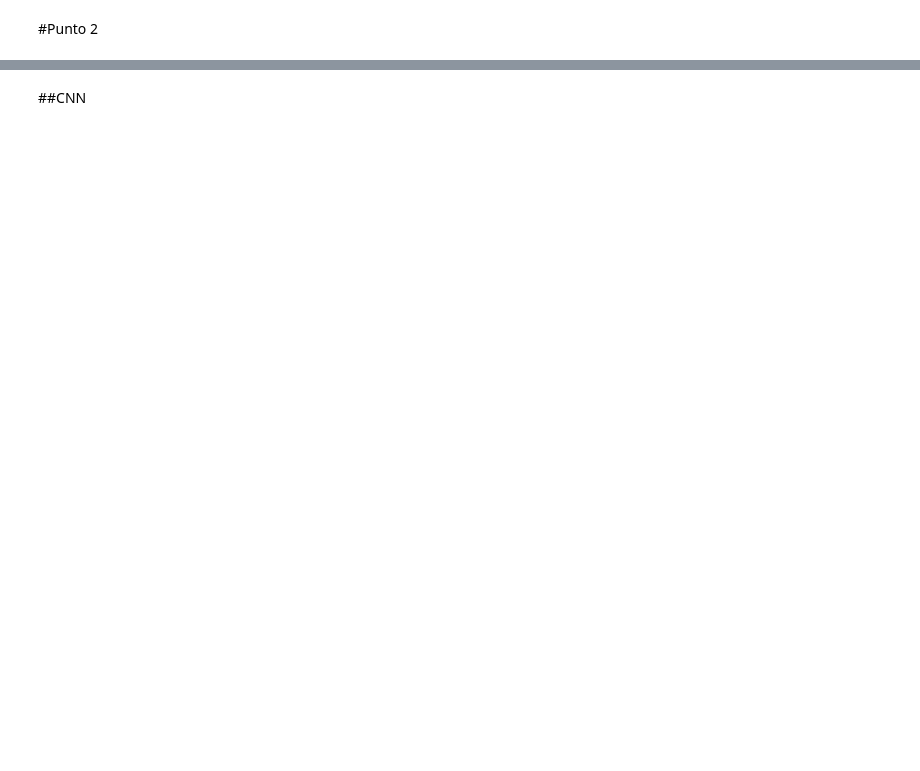
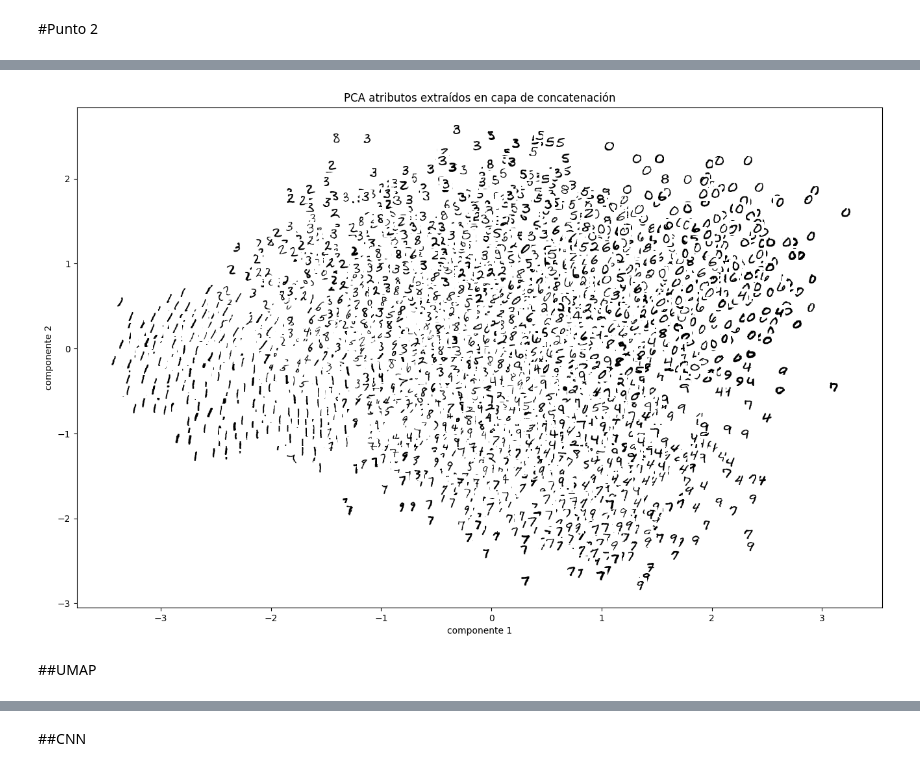
Before and after one commit to Jholman22/ProcesamientoImagenes2025, a Jupyter notebook: 2_DL_Keras_API_funcional.ipynb, the cells around one changed output, grey strips where cells are left out. Drawn from its saved outputs; the diff is of its cells as text; code cells hidden in the pictures; blank space fills up the shorter version.

```diff
--- a/2_DL_Keras_API_funcional.ipynb
+++ b/2_DL_Keras_API_funcional.ipynb
@@ -321,23 +480,27 @@ plt.show()
 # %%
 
 from matplotlib.offsetbox import OffsetImage, AnnotationBbox
 def plot_mnist_2d(Z, y, images, img_w=28, img_h=28, zoom=0.5, cmap='binary'):
     fig, ax = plt.subplots(figsize=(16, 10))
     for i in range(Z.shape[0]):
         image = images[i].reshape((img_w, img_h))
         im = OffsetImage(image, zoom=zoom, cmap=cmap)
         ab = AnnotationBbox(im, (Z[i, 0], Z[i, 1]), xycoords='data', frameon=False)
         ax.add_artist(ab)
         ax.update_datalim([(Z[i, 0], Z[i, 1])])
         ax.autoscale()
 
-Ni = 4000
+Ni = 3000
 ind = np.random.randint(0, X_test.shape[0], Ni)
 plot_mnist_2d(Z_concat_pca[ind], y_test[ind], X_test[ind], zoom=0.5)
 plt.xlabel('componente 1')
 plt.ylabel('componente 2')
 plt.title('PCA atributos extraídos en capa de concatenación')
 plt.show()
+# %% [output]
+[figure, added]
+# %% [markdown]
+##UMAP
 # %%
 import umap
 from sklearn.preprocessing import StandardScaler
```
Also changed, not shown: parts of 42 cells of this notebook.
